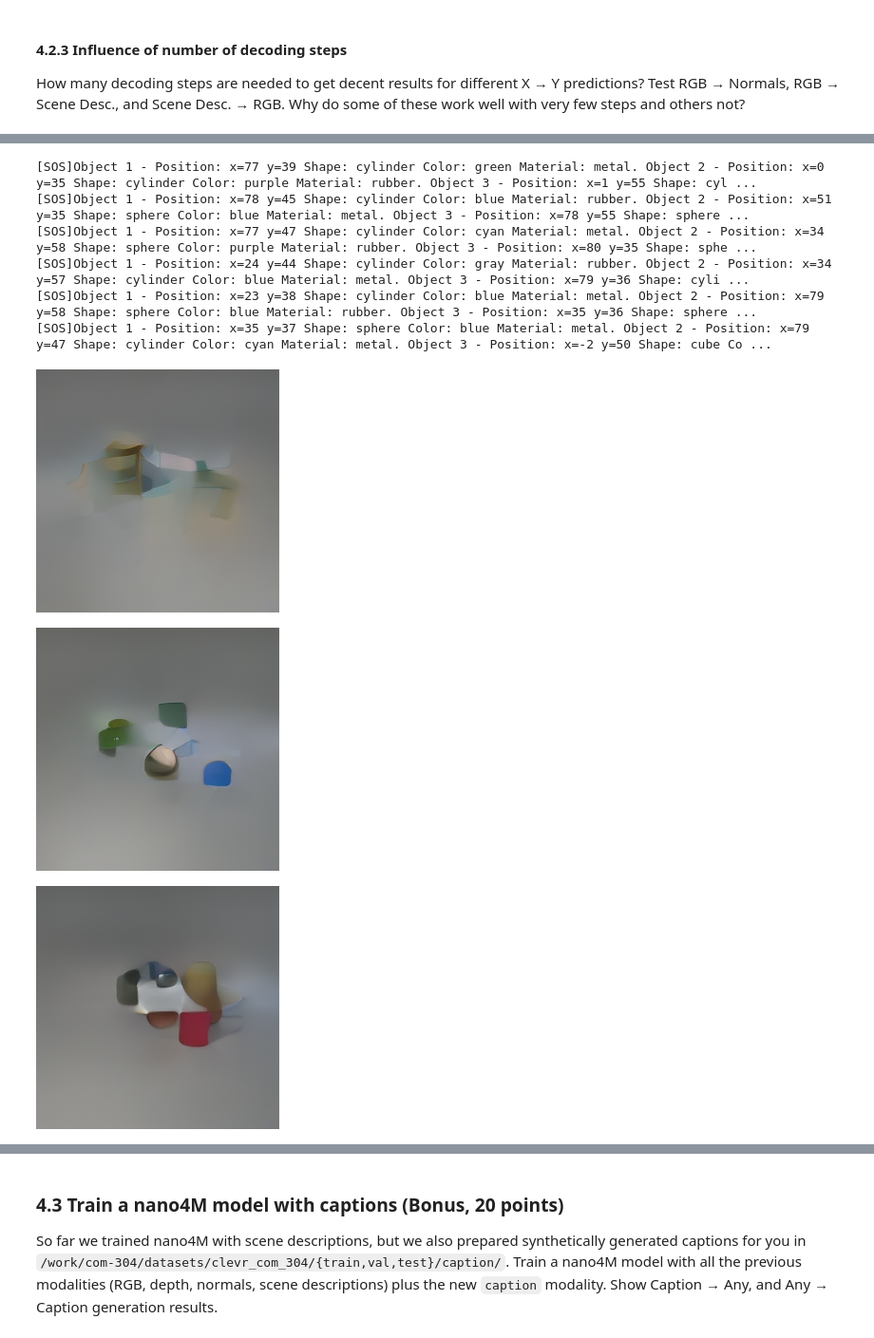
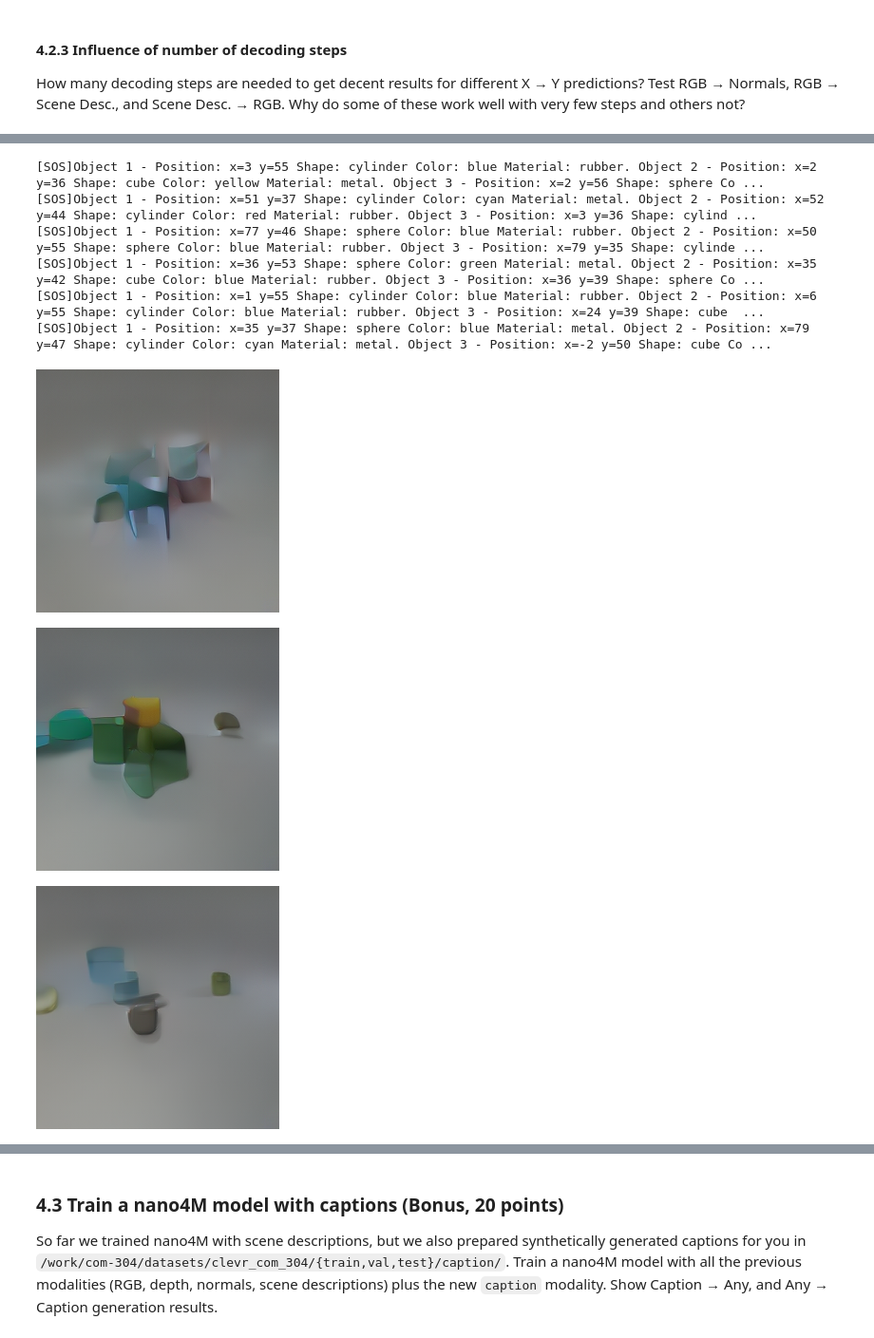
Before and after one commit to souchoyaa/com-304-FM-perso, a Jupyter notebook: nano4M/notebooks/COM304_FM_part3_nano4M.ipynb, the cells around one changed output, grey strips where cells are left out. Shown at 95% size. Drawn from its saved outputs; the diff is of its cells as text; code cells hidden in the pictures.

```diff
--- a/nano4M/notebooks/COM304_FM_part3_nano4M.ipynb
+++ b/nano4M/notebooks/COM304_FM_part3_nano4M.ipynb
@@ -818,7 +824,7 @@ rgb_to_normals = test_decode_steps(
 
 rgb_to_scene = test_decode_steps(
     'tok_rgb@256', 'scene_desc',
-    steps=[1,8,16,64, 128],
+    steps=[1,8,16,32,64],
     temp=0.7, top_p=0.9, top_k=0.0
 )
 
@@ -835,11 +841,11 @@ scene_to_rgb = test_decode_steps(
 [figure]
 [figure]
-[SOS]Object 1 - Position: x=77 y=39 Shape: cylinder Color: green Material: metal. Object 2 - Position: x=0 y=35 Shape: cylinder Color: purple Material: rubber. Object 3 - Position: x=1 y=55 Shape: cyl ...
-[SOS]Object 1 - Position: x=78 y=45 Shape: cylinder Color: blue Material: rubber. Object 2 - Position: x=51 y=35 Shape: sphere Color: blue Material: metal. Object 3 - Position: x=78 y=55 Shape: sphere ...
-[SOS]Object 1 - Position: x=77 y=47 Shape: cylinder Color: cyan Material: metal. Object 2 - Position: x=34 y=58 Shape: sphere Color: purple Material: rubber. Object 3 - Position: x=80 y=35 Shape: sphe ...
-[SOS]Object 1 - Position: x=24 y=44 Shape: cylinder Color: gray Material: rubber. Object 2 - Position: x=34 y=57 Shape: cylinder Color: blue Material: metal. Object 3 - Position: x=79 y=36 Shape: cyli ...
-[SOS]Object 1 - Position: x=23 y=38 Shape: cylinder Color: blue Material: metal. Object 2 - Position: x=79 y=58 Shape: sphere Color: blue Material: rubber. Object 3 - Position: x=35 y=36 Shape: sphere ...
+[SOS]Object 1 - Position: x=3 y=55 Shape: cylinder Color: blue Material: rubber. Object 2 - Position: x=2 y=36 Shape: cube Color: yellow Material: metal. Object 3 - Position: x=2 y=56 Shape: sphere Co ...
+[SOS]Object 1 - Position: x=51 y=37 Shape: cylinder Color: cyan Material: metal. Object 2 - Position: x=52 y=44 Shape: cylinder Color: red Material: rubber. Object 3 - Position: x=3 y=36 Shape: cylind ...
+[SOS]Object 1 - Position: x=77 y=46 Shape: sphere Color: blue Material: rubber. Object 2 - Position: x=50 y=55 Shape: sphere Color: blue Material: rubber. Object 3 - Position: x=79 y=35 Shape: cylinde ...
+[SOS]Object 1 - Position: x=36 y=53 Shape: sphere Color: green Material: metal. Object 2 - Position: x=35 y=42 Shape: cube Color: blue Material: rubber. Object 3 - Position: x=36 y=39 Shape: sphere Co ...
+[SOS]Object 1 - Position: x=1 y=55 Shape: cylinder Color: blue Material: rubber. Object 2 - Position: x=6 y=55 Shape: cylinder Color: blue Material: rubber. Object 3 - Position: x=24 y=39 Shape: cube  ...
 [SOS]Object 1 - Position: x=35 y=37 Shape: sphere Color: blue Material: metal. Object 2 - Position: x=79 y=47 Shape: cylinder Color: cyan Material: metal. Object 3 - Position: x=-2 y=50 Shape: cube Co ...
-[figure, old version]
+[figure, new version]
-[figure, old version]
+[figure, new version]
-[figure, old version]
+[figure, new version]
```
Also changed, not shown: parts of 4 cells of this notebook.
